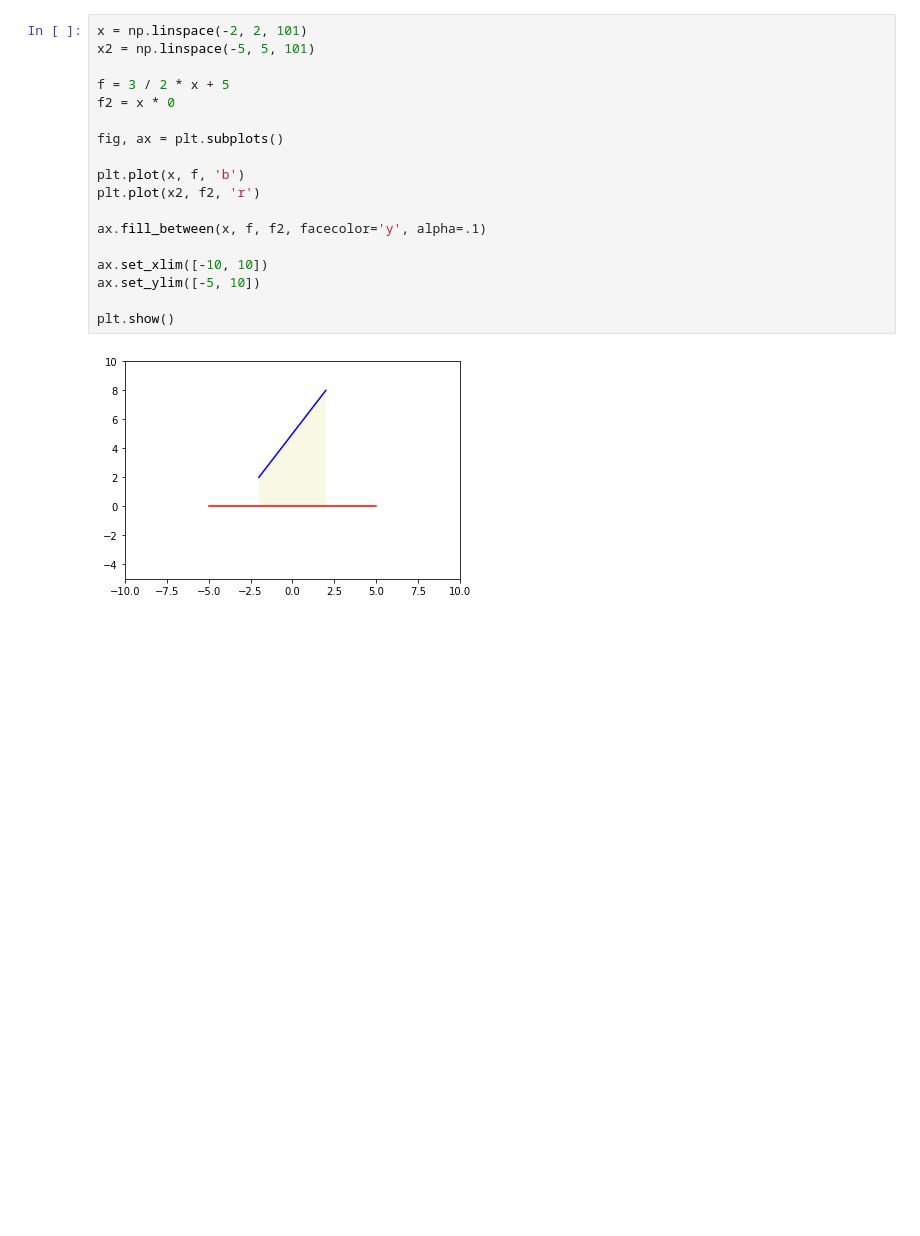
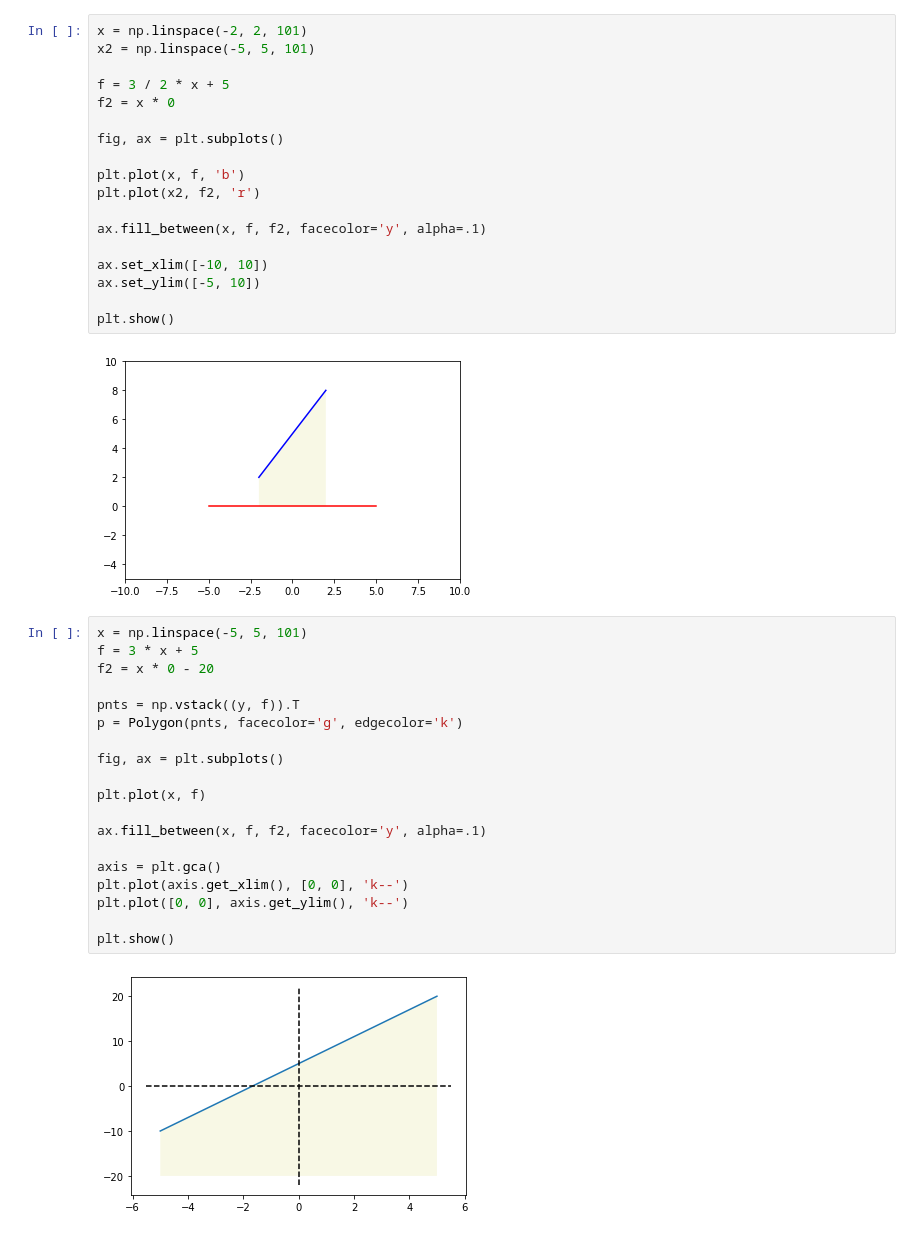
Before and after one commit to LiamCarrLLC/Learning-Symbolic-Math-Python, a Jupyter notebook: Graphing/Drawing Polygons.ipynb, the cells around one changed output. Cells and saved outputs as stored; diff of their text form; blank space fills up the shorter version.

Commit message:
Learn to shade between 2 lines

```diff
--- a/Graphing/Drawing Polygons.ipynb
+++ b/Graphing/Drawing Polygons.ipynb
@@ -62,3 +62,24 @@ ax.set_ylim([-5, 10])
 plt.show()
 # %% [output]
 [figure]
+# %%
+x = np.linspace(-5, 5, 101)
+f = 3 * x + 5
+f2 = x * 0 - 20
+
+pnts = np.vstack((y, f)).T
+p = Polygon(pnts, facecolor='g', edgecolor='k')
+
+fig, ax = plt.subplots()
+
+plt.plot(x, f)
+
+ax.fill_between(x, f, f2, facecolor='y', alpha=.1)
+
+axis = plt.gca()
+plt.plot(axis.get_xlim(), [0, 0], 'k--')
+plt.plot([0, 0], axis.get_ylim(), 'k--')
+
+plt.show()
+# %% [output]
+[figure, added]
```
Also changed, not shown: 1 other file.
